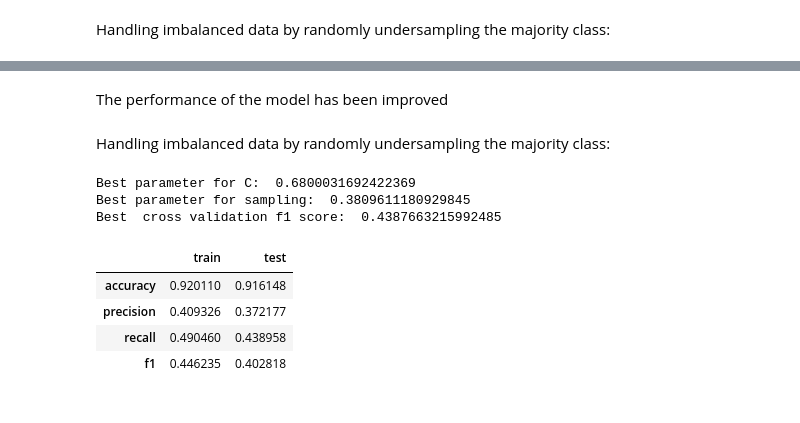
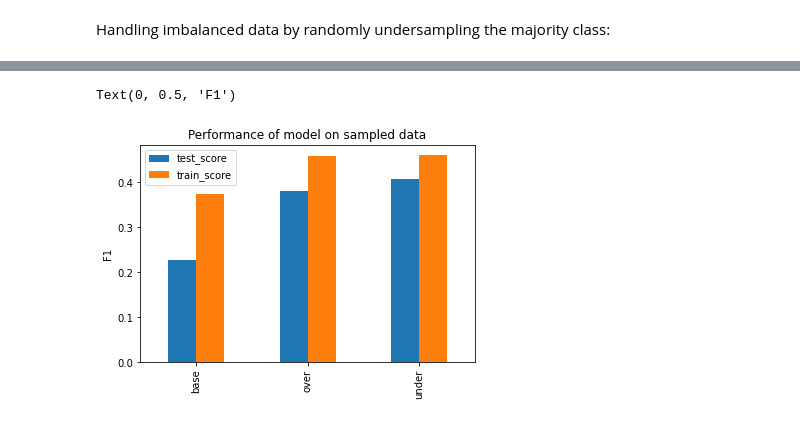
Before and after one commit to cmonkl/MachineLearning, a Jupyter notebook: assignment1/Classification.ipynb, the cells around one changed output, grey strips where cells are left out. Saved outputs shown, nothing was run; the diff lists cells and outputs as text; code cells hidden in the pictures.

```diff
--- a/assignment1/Classification.ipynb
+++ b/assignment1/Classification.ipynb
@@ -319,16 +427,15 @@ logreg_under = PipelineIm([
     ('model', LogisticRegression(max_iter=200, penalty="l2"))
 ])
 
-search_tool = RandomizedSearchCV(logreg_under, {'model__C':uniform(loc=1e-8, scale=1),
+search_tool = RandomizedSearchCV(logreg_under, {'model__C':loguniform(1e-5, 10),
                                                'over__sampling_strategy':uniform(loc=0.1, scale=1)},
                                  scoring='f1')
 search_tool.fit(X_train_clean, y_train_clean)
-
-logreg_under['model'].C = search_tool.best_params_['model__C']
-logreg_under['over'].sampling_strategy = search_tool.best_params_['over__sampling_strategy']
 print("Best parameter for C: ", search_tool.best_params_['model__C'])
 print("Best parameter for sampling: ", search_tool.best_params_['over__sampling_strategy'])
 print("Best  cross validation f1 score: ",  search_tool.best_score_)
 
-y_pred_train, y_pred_test = fit_predict(logreg_under, X_train_clean, y_train_clean, X_test[imp_cols])
-print_metrics(y_train_clean, y_pred_train, y_test, y_pred_test)
+y_pred_train, y_pred_test = fit_predict(search_tool.best_estimator_,
+                                        X_train_clean, y_train_clean, X_test[imp_cols])
+undersample_metrics = print_metrics(y_train_clean, y_pred_train, y_test, y_pred_test)
+undersample_metrics
@@ -409,34 +462,17 @@ Best  cross validation f1 score:  0.4394981800847999
-# %% [markdown]
-The performance of the model has been improved
-# %% [markdown]
-Handling imbalanced data by randomly undersampling the majority class:
-# %%
-logreg_under = PipelineIm([
-    ('over', RandomOverSampler()),
-    ('poly', PolynomialFeatures(degree=3)),
-    ('preprocess', StandardScaler()),
-    ('model', LogisticRegression(max_iter=200, penalty="l2"))
-])
-
-search_tool = RandomizedSearchCV(logreg_under, {'model__C':uniform(loc=1e-8, scale=1),
-                                               'over__sampling_strategy':uniform(loc=0.1, scale=1)},
-                                 scoring='f1')
-search_tool.fit(X_train_clean, y_train_clean)
-
-logreg_under['model'].C = search_tool.best_params_['model__C']
-logreg_under['over'].sampling_strategy = search_tool.best_params_['over__sampling_strategy']
-print("Best parameter for C: ", search_tool.best_params_['model__C'])
-print("Best parameter for sampling: ", search_tool.best_params_['over__sampling_strategy'])
-print("Best  cross validation f1 score: ",  search_tool.best_score_)
-
-y_pred_train, y_pred_test = fit_predict(logreg_under, X_train_clean, y_train_clean, X_test[imp_cols])
-print_metrics(y_train_clean, y_pred_train, y_test, y_pred_test)
-# %% [output]
-Best parameter for C:  0.6800031692422369
-Best parameter for sampling:  0.3809611180929845
-Best  cross validation f1 score:  0.4387663215992485
-|  | train | test |
-| accuracy | 0.920110 | 0.916148 |
-| precision | 0.409326 | 0.372177 |
-| recall | 0.490460 | 0.438958 |
-| f1 | 0.446235 | 0.402818 |
+# %%
+metric = 'f1'
+metrics_test = {'base':logreg_metrics['test'][metric],
+               'over':oversample_metrics['test'][metric],
+               'under':undersample_metrics['test'][metric]}
+metrics_train = {'base':logreg_metrics['train'][metric],
+               'over':oversample_metrics['train'][metric],
+               'under':undersample_metrics['train'][metric]}
+
+metrics = pd.DataFrame([metrics_test, metrics_train], index=['test_score', 'train_score'])
+metrics.T.plot.bar()
+plt.title('Performance of model on sampled data')
+plt.ylabel('F1')
+#plt.savefig('imb.eps', format='eps')
+# %% [output]
+Text(0, 0.5, 'F1')
+[figure, added]
```
Also changed, not shown: parts of 40 cells of this notebook, 2 other files.
